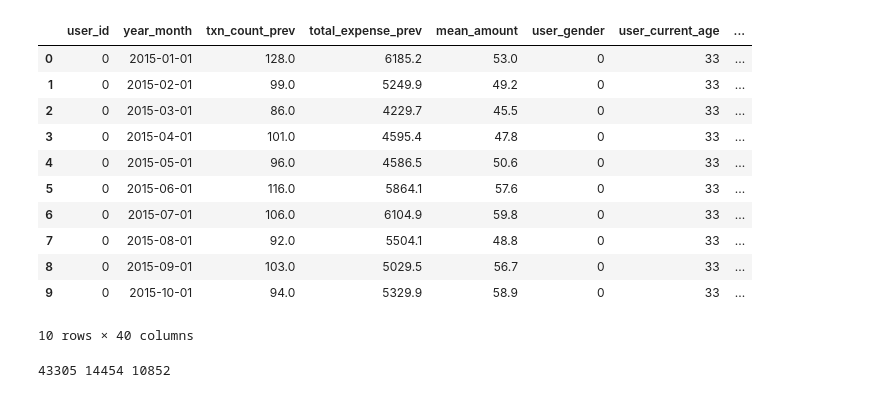
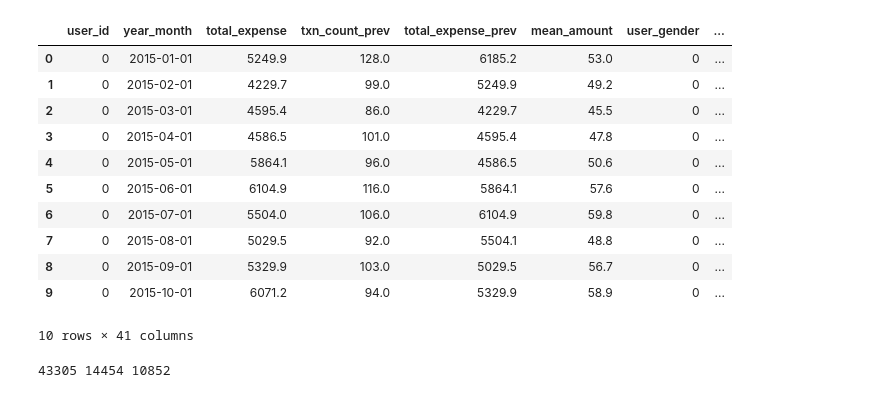
Before and after one commit to QHCeng/Capstone, a Jupyter notebook: LSTM/lstm_total_prediction.ipynb, the cells around one changed output. Cells and saved outputs as stored; diff of their text form; code cells hidden in the pictures.

```diff
--- a/LSTM/lstm_total_prediction.ipynb
+++ b/LSTM/lstm_total_prediction.ipynb
@@ -2,31 +2,31 @@
 import numpy as np
 import pandas as pd
 # %%
-df = pd.read_csv('sequence_with_lag_features_cancel_out.csv')
+df = pd.read_csv('sequence_with_lag_features_cancel_out_total_amount.csv')
 df['is_holiday'] = df['is_holiday'].replace({False: 0, True: 1})
 df['1y_holiday_diff'] = df['1y_holiday_diff'].fillna(0)
 df['lag_1_spending'] = df['lag_1_spending'].fillna(0)
 df['lag_2_spending'] = df['lag_2_spending'].fillna(0)
 df['lag_3_spending'] = df['lag_3_spending'].fillna(0)
 df['lag_5_spending'] = df['lag_5_spending'].fillna(0)
 df['lag_6_spending'] = df['lag_6_spending'].fillna(0)
 df['lag_7_spending'] = df['lag_7_spending'].fillna(0)
 df['lag_9_spending'] = df['lag_9_spending'].fillna(0)
 df['lag_11_spending'] = df['lag_11_spending'].fillna(0)
 df['lag_12_spending'] = df['lag_12_spending'].fillna(0)
 df.head(10)
 # %% [output]
-|  | user_id | year_month | txn_count_prev | total_expense_prev | mean_amount | user_gender | user_current_age | ... |
-| 0 | 0 | 2015-01-01 | 128.0 | 6185.2 | 53.0 | 0 | 33 | ... |
-| 1 | 0 | 2015-02-01 | 99.0 | 5249.9 | 49.2 | 0 | 33 | ... |
-| 2 | 0 | 2015-03-01 | 86.0 | 4229.7 | 45.5 | 0 | 33 | ... |
-| 3 | 0 | 2015-04-01 | 101.0 | 4595.4 | 47.8 | 0 | 33 | ... |
-| 4 | 0 | 2015-05-01 | 96.0 | 4586.5 | 50.6 | 0 | 33 | ... |
-| 5 | 0 | 2015-06-01 | 116.0 | 5864.1 | 57.6 | 0 | 33 | ... |
-| 6 | 0 | 2015-07-01 | 106.0 | 6104.9 | 59.8 | 0 | 33 | ... |
-| 7 | 0 | 2015-08-01 | 92.0 | 5504.1 | 48.8 | 0 | 33 | ... |
-| 8 | 0 | 2015-09-01 | 103.0 | 5029.5 | 56.7 | 0 | 33 | ... |
-| 9 | 0 | 2015-10-01 | 94.0 | 5329.9 | 58.9 | 0 | 33 | ... |
+|  | user_id | year_month | total_expense | txn_count_prev | total_expense_prev | mean_amount | user_gender | ... |
+| 0 | 0 | 2015-01-01 | 5249.9 | 128.0 | 6185.2 | 53.0 | 0 | ... |
+| 1 | 0 | 2015-02-01 | 4229.7 | 99.0 | 5249.9 | 49.2 | 0 | ... |
+| 2 | 0 | 2015-03-01 | 4595.4 | 86.0 | 4229.7 | 45.5 | 0 | ... |
+| 3 | 0 | 2015-04-01 | 4586.5 | 101.0 | 4595.4 | 47.8 | 0 | ... |
+| 4 | 0 | 2015-05-01 | 5864.1 | 96.0 | 4586.5 | 50.6 | 0 | ... |
+| 5 | 0 | 2015-06-01 | 6104.9 | 116.0 | 5864.1 | 57.6 | 0 | ... |
+| 6 | 0 | 2015-07-01 | 5504.0 | 106.0 | 6104.9 | 59.8 | 0 | ... |
+| 7 | 0 | 2015-08-01 | 5029.5 | 92.0 | 5504.1 | 48.8 | 0 | ... |
+| 8 | 0 | 2015-09-01 | 5329.9 | 103.0 | 5029.5 | 56.7 | 0 | ... |
+| 9 | 0 | 2015-10-01 | 6071.2 | 94.0 | 5329.9 | 58.9 | 0 | ... |
-10 rows × 40 columns
+10 rows × 41 columns
 # %%
 df['year_month'] = pd.to_datetime(df['year_month'])
```
Also changed, not shown: parts of 12 cells of this notebook.
